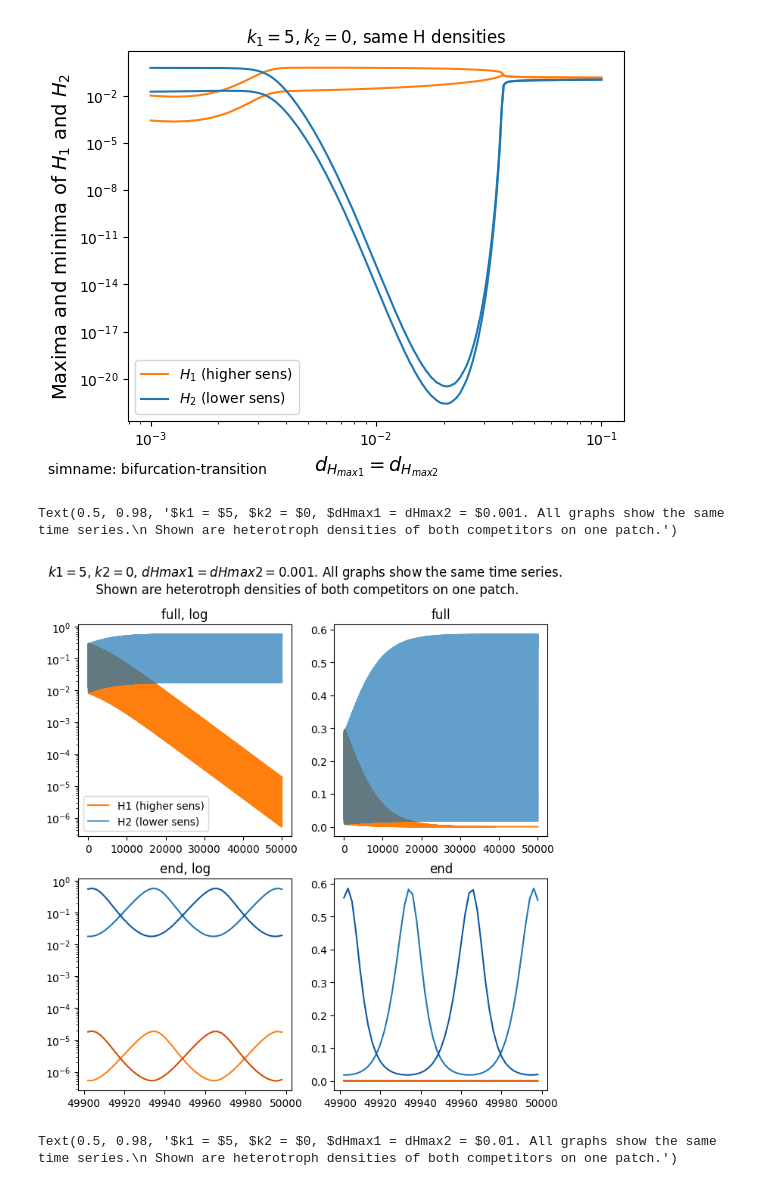
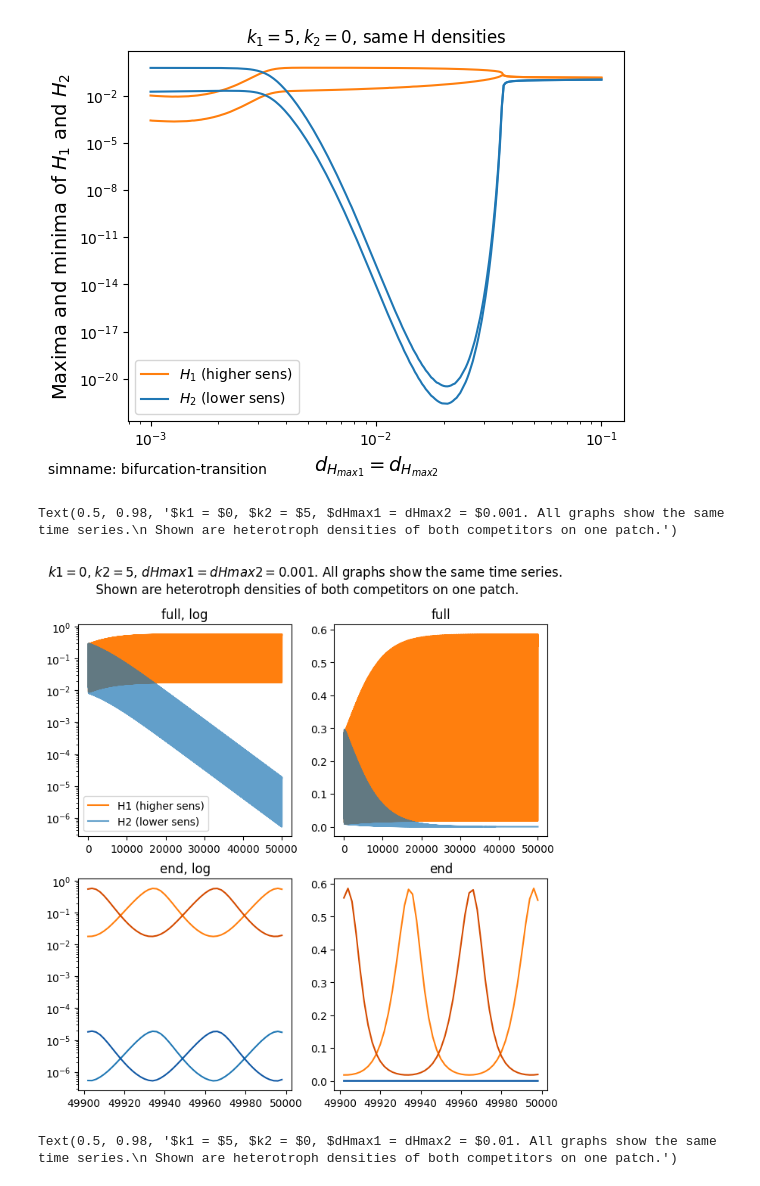
Before and after one commit to rbnmj/turingmodel, a Jupyter notebook: main.ipynb, the cells around one changed output. Cells and saved outputs as stored; diff of their text form; code cells hidden in the pictures.

```diff
--- a/main.ipynb
+++ b/main.ipynb
@@ -494,8 +494,8 @@ Text(0, 0, 'simname: bifurcation-transition')
 t_end = 50000
 number_steps = 25000
 t = np.linspace(0, t_end, number_steps)
-k_1 = 5
-k_2 = 0
+k_1 = 0
+k_2 = 5
 d_Hmax1 = 10**-3
 d_Hmax2 = 10**-3
 #var = [N_a, N_b, A_a, A_b, H_1a, H_1b, H_2a, H_2b]
@@ -503,35 +503,35 @@ var0 = [2, 2.5, 2.5, 2, 0.08, 0.4, 0.08, 0.4, 0, 0, 0, 0, 0, 0]
 #plt.figure(figsize=(8,8))
 var = []
 model = tm(var0, t, k_1, k_2, d_Hmax1, d_Hmax2)
 var = integ.odeint(tm.equations_wrapper, var0, t, args=(model,))
 
 fig,((ax1, ax2), (ax3, ax4)) = plt.subplots(2,2,figsize=(8,8))
 ax1.set_title("full, log")
 ax1.plot(t[-25000:-1], (var[-25000:-1:, 4]),label="H1 (higher sens)", color="#FF7F0E")
 ax1.plot(t[-25000:-1], (var[-25000:-1:, 6]), label="H2 (lower sens)", color="#1F77B4", alpha=0.7)
 ax1.set_yscale("log")
 ax1.legend()
 ax2.set_title("full")
 ax2.plot(t[-25000:-1], (var[-25000:-1:, 4]), color="#FF7F0E")
 ax2.plot(t[-25000:-1], (var[-25000:-1:, 6]), color="#1F77B4", alpha=0.7)
 ax3.set_title("end, log")
 ax3.plot(t[-50:-1], (var[-50:-1:, 4]), color="#FF7F0E")
 ax3.plot(t[-50:-1], (var[-50:-1:, 5]), color="#D44B00")
 ax3.plot(t[-50:-1], (var[-50:-1:, 6]), color="#1F77B4")
 ax3.plot(t[-50:-1], (var[-50:-1:, 7]), color="#0F57A4")
 ax3.set_yscale("log")
 ax4.set_title("end")
 ax4.plot(t[-50:-1], (var[-50:-1:, 4]), color="#FF7F0E")
 ax4.plot(t[-50:-1], (var[-50:-1:, 5]), color="#D44B00")
 ax4.plot(t[-50:-1], (var[-50:-1:, 6]), color="#1F77B4")
 ax4.plot(t[-50:-1], (var[-50:-1:, 7]), color="#0F57A4")
 plt.suptitle("$k1 = $" + str(k_1) + ", $k2 = $" + str(k_2) +
              ", $dHmax1 = dHmax2 = $" + repr(d_Hmax1) +
              ". All graphs show the same time series." +
              "\n Shown are heterotroph densities of both competitors on one patch.")
 # %% [output]
-Text(0.5, 0.98, '$k1 = $5, $k2 = $0, $dHmax1 = dHmax2 = $0.001. All graphs show the same time series.\n Shown are heterotroph densities of both competitors on one patch.')
+Text(0.5, 0.98, '$k1 = $0, $k2 = $5, $dHmax1 = dHmax2 = $0.001. All graphs show the same time series.\n Shown are heterotroph densities of both competitors on one patch.')
-[figure, old version]
+[figure, new version]
 # %%
 t_end = 50000
 number_steps = 25000
```
Also changed, not shown: parts of 1 cell of this notebook, 2 other files.
